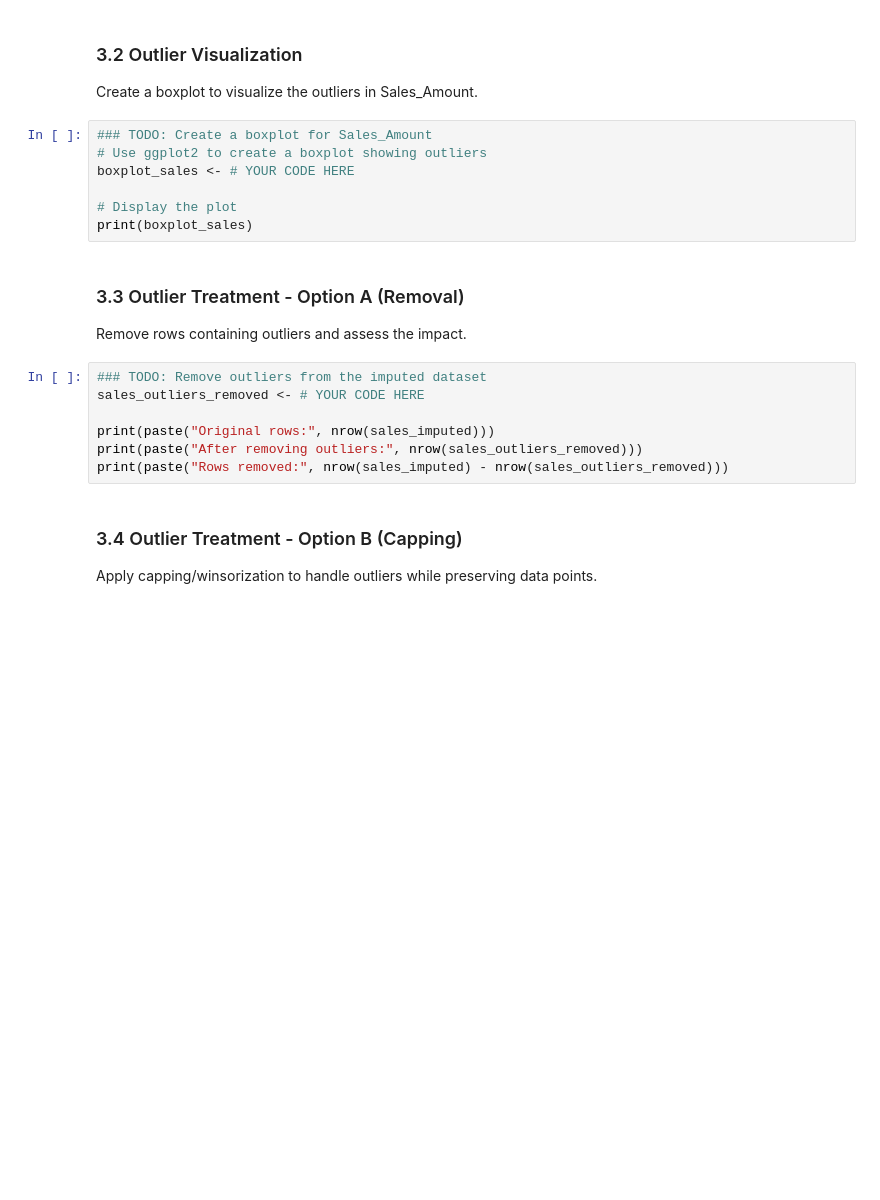
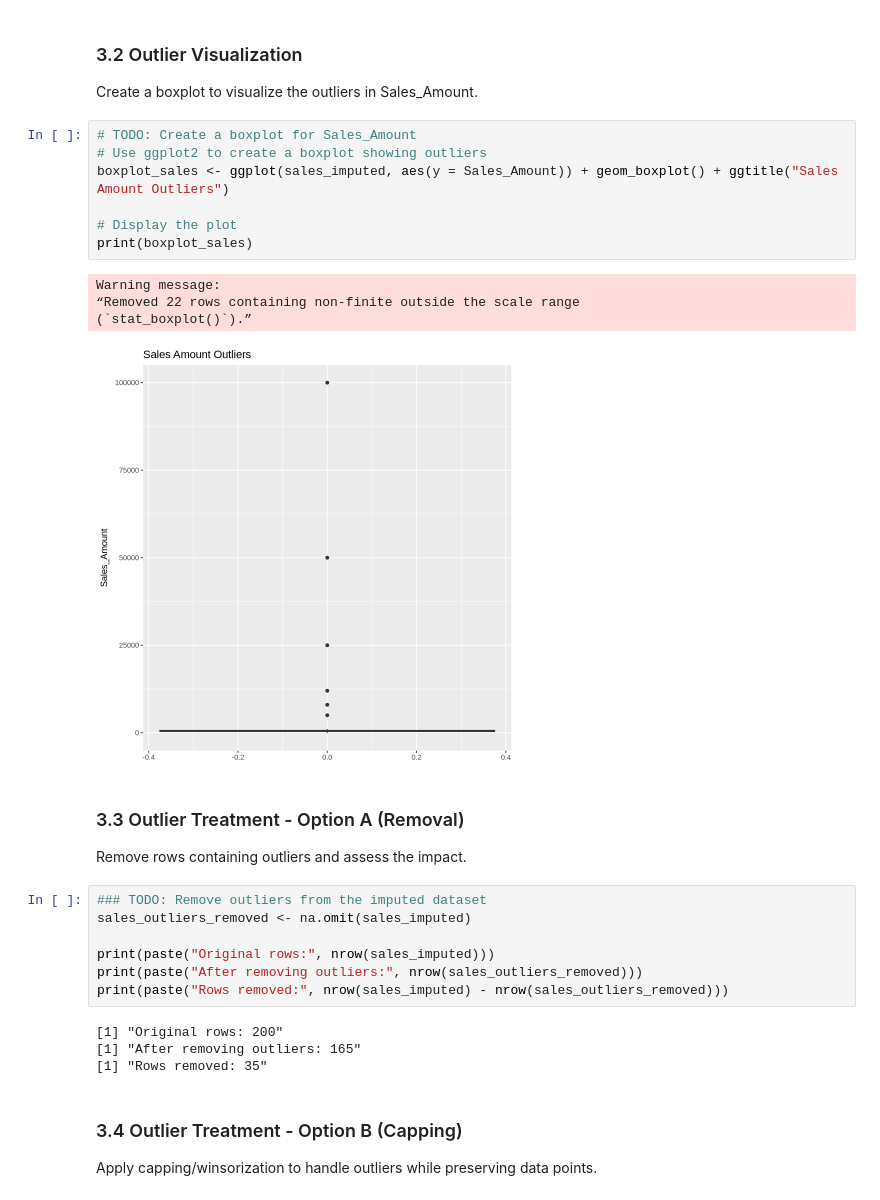
Before and after one commit to UTSA-Humphries-Data-Science/assignment-1-version-3-vivicowan, a Jupyter notebook: assignment/Homework/homework_lesson_2_data_cleaning (1).ipynb, the cells around one changed output. Cells and saved outputs as stored; diff of their text form; blank space fills up the shorter version.

```diff
--- a/assignment/Homework/homework_lesson_2_data_cleaning (1).ipynb
+++ b/assignment/Homework/homework_lesson_2_data_cleaning (1).ipynb
@@ -394,23 +384,32 @@ print(outliers)
 
 Create a boxplot to visualize the outliers in Sales_Amount.
 # %%
-### TODO: Create a boxplot for Sales_Amount
+# TODO: Create a boxplot for Sales_Amount
 # Use ggplot2 to create a boxplot showing outliers
-boxplot_sales <- # YOUR CODE HERE
+boxplot_sales <- ggplot(sales_imputed, aes(y = Sales_Amount)) + geom_boxplot() + ggtitle("Sales Amount Outliers")
 
 # Display the plot
 print(boxplot_sales)
+# %% [output]
+Warning message:
+“Removed 22 rows containing non-finite outside the scale range
+(`stat_boxplot()`).”
+[figure, added]
 # %% [markdown]
 ### 3.3 Outlier Treatment - Option A (Removal)
 
 Remove rows containing outliers and assess the impact.
 # %%
 ### TODO: Remove outliers from the imputed dataset
-sales_outliers_removed <- # YOUR CODE HERE
+sales_outliers_removed <- na.omit(sales_imputed)
 
 print(paste("Original rows:", nrow(sales_imputed)))
 print(paste("After removing outliers:", nrow(sales_outliers_removed)))
 print(paste("Rows removed:", nrow(sales_imputed) - nrow(sales_outliers_removed)))
+# %% [output]
+[1] "Original rows: 200"
+[1] "After removing outliers: 165"
+[1] "Rows removed: 35"
 # %% [markdown]
 ### 3.4 Outlier Treatment - Option B (Capping)
 
```
Also changed, not shown: parts of 11 cells of this notebook, 2 other files.
